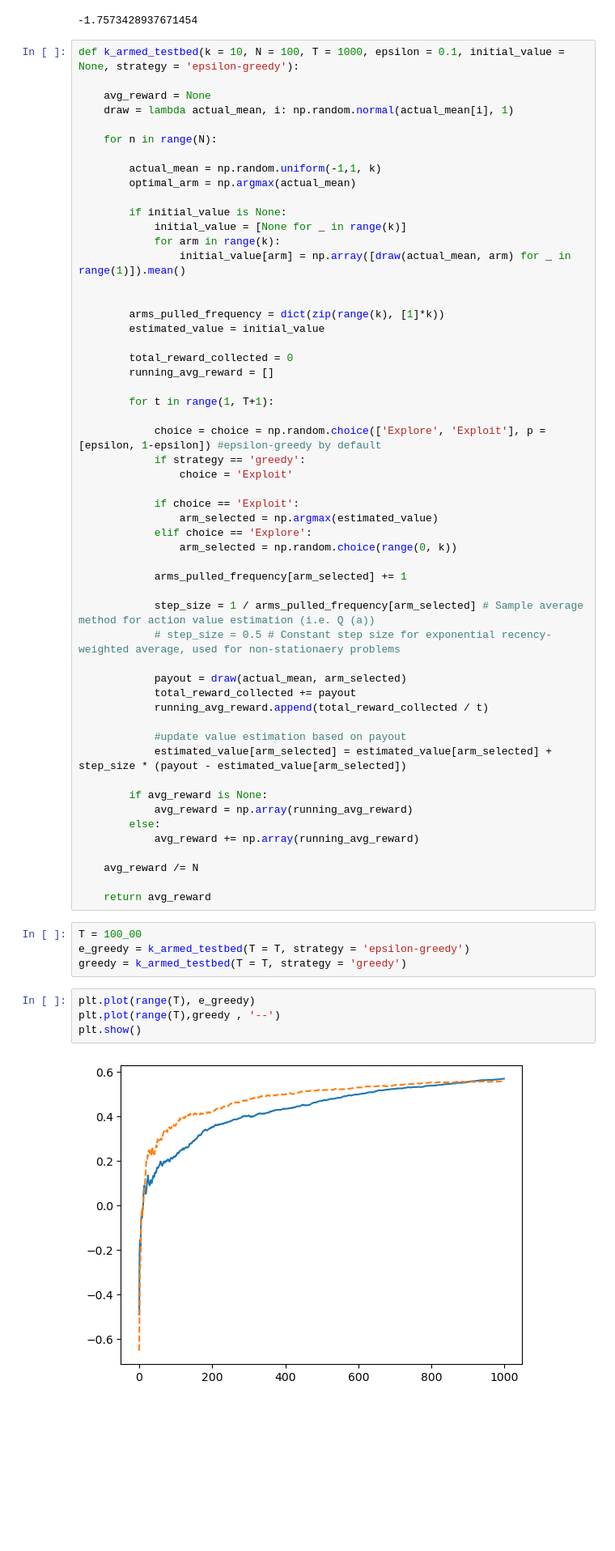
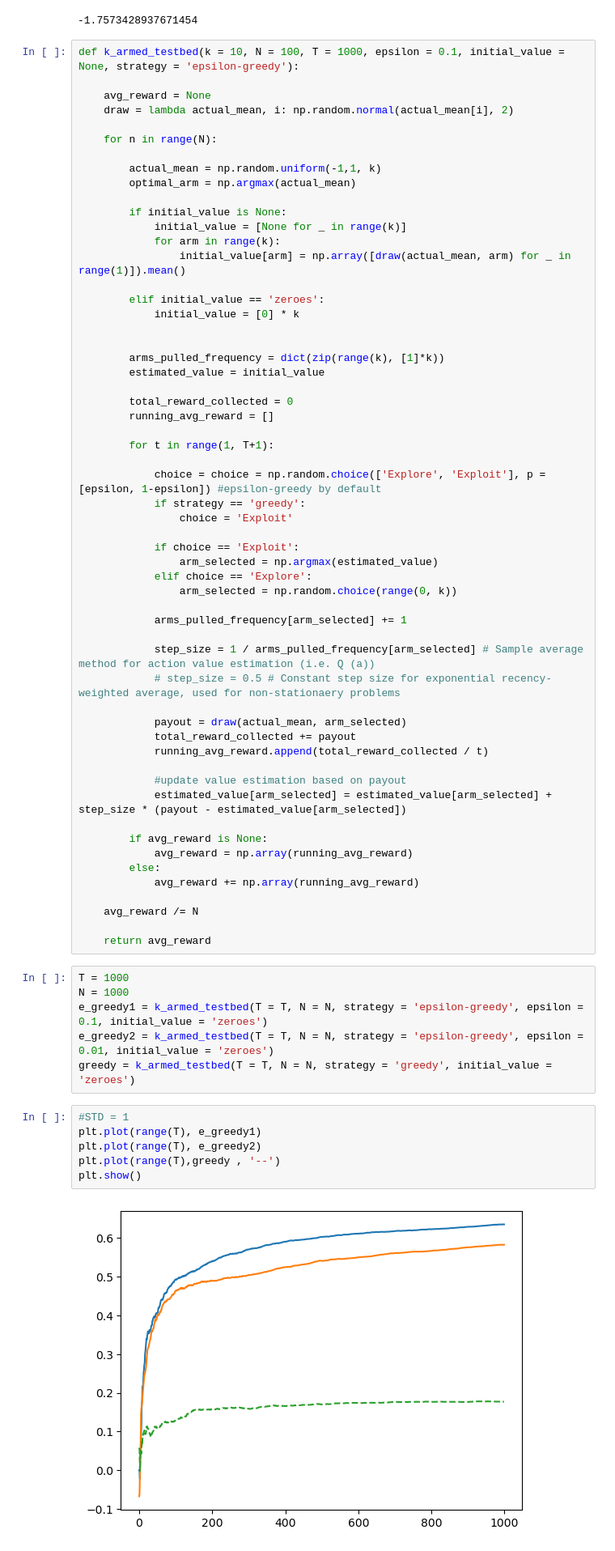
Before and after one commit to ahans30/Multi-Armted-Bandit, a Jupyter notebook: experiment2.ipynb, the cells around one changed output. Shown: that part at 81% size. Saved outputs shown, nothing was run; the diff lists cells and outputs as text; blank space fills up the shorter version.

```diff
--- a/experiment2.ipynb
+++ b/experiment2.ipynb
@@ -39,7 +39,7 @@ draw = lambda actual_mean, i: np.random.normal(actual_mean[i], 3)
 def k_armed_testbed(k = 10, N = 100, T = 1000, epsilon = 0.1, initial_value = None, strategy = 'epsilon-greedy'):
 
     avg_reward = None
-    draw = lambda actual_mean, i: np.random.normal(actual_mean[i], 1)
+    draw = lambda actual_mean, i: np.random.normal(actual_mean[i], 2)
 
     for n in range(N):
 
@@ -50,6 +50,9 @@ def k_armed_testbed(k = 10, N = 100, T = 1000, epsilon = 0.1, initial_value = No
             initial_value = [None for _ in range(k)]
             for arm in range(k):
                 initial_value[arm] = np.array([draw(actual_mean, arm) for _ in range(1)]).mean()
+
+        elif initial_value == 'zeroes':
+            initial_value = [0] * k
 
 
         arms_pulled_frequency = dict(zip(range(k), [1]*k))
@@ -90,12 +93,16 @@ def k_armed_testbed(k = 10, N = 100, T = 1000, epsilon = 0.1, initial_value = No
 
     return avg_reward
 # %%
-T = 100_00
-e_greedy = k_armed_testbed(T = T, strategy = 'epsilon-greedy')
-greedy = k_armed_testbed(T = T, strategy = 'greedy')
+T = 1000
+N = 1000
+e_greedy1 = k_armed_testbed(T = T, N = N, strategy = 'epsilon-greedy', epsilon = 0.1, initial_value = 'zeroes')
+e_greedy2 = k_armed_testbed(T = T, N = N, strategy = 'epsilon-greedy', epsilon = 0.01, initial_value = 'zeroes')
+greedy = k_armed_testbed(T = T, N = N, strategy = 'greedy', initial_value = 'zeroes')
 # %%
-plt.plot(range(T), e_greedy)
+#STD = 1
+plt.plot(range(T), e_greedy1)
+plt.plot(range(T), e_greedy2)
 plt.plot(range(T),greedy , '--')
 plt.show()
 # %% [output]
-[figure, old version]
+[figure, new version]
```
Also changed, not shown: parts of 7 cells of this notebook, 1 other file.
